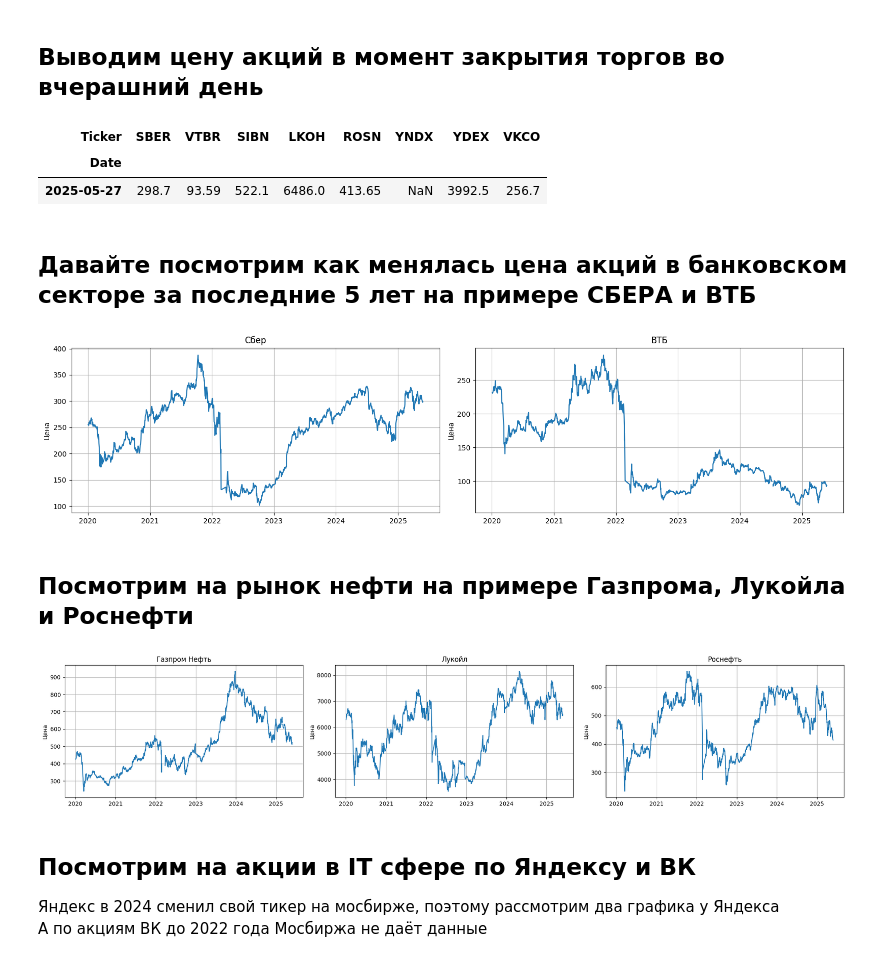
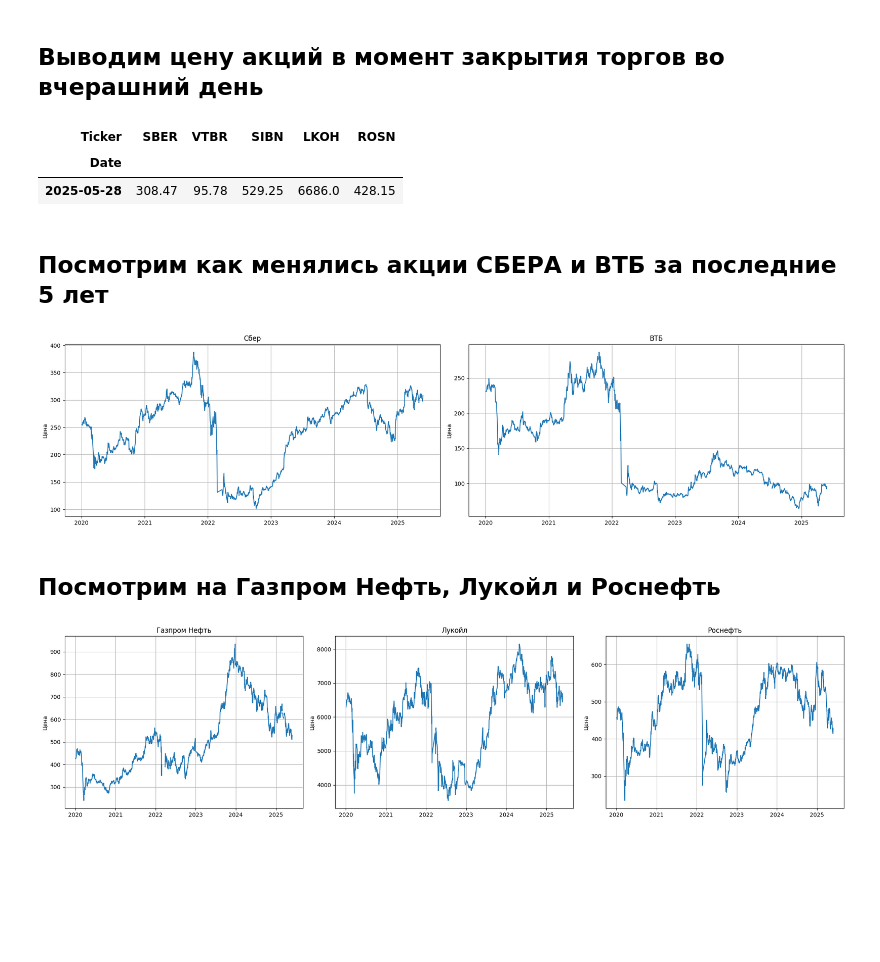
Before and after one commit to Lepiev/finance, a Jupyter notebook: analysis.ipynb, the cells around one changed output. Drawn from its saved outputs; the diff is of its cells as text; code cells hidden in the pictures; blank space fills up the shorter version.

```diff
--- a/analysis.ipynb
+++ b/analysis.ipynb
@@ -1,12 +1,13 @@
 # %%
 
 import pandas as pd
-from data_fetch import api_request
+from data_fetch import *
 from datetime import date, timedelta
+import numpy as np
 
 
-TICKERS = ["SBER", "VTBR",   "SIBN",        "LKOH",    "ROSN",    "YNDX",    "YDEX", "VKCO"]
-NAME    = ["Сбер", "ВТБ", "Газпром Нефть", "Лукойл", "Роснефть", "Яндекс", "Яндекс 2", "ВК"]
+TICKERS = ["SBER", "VTBR",  "SIBN",        "LKOH",    "ROSN"]
+NAME    = ["Сбер", "ВТБ","Газпром Нефть", "Лукойл", "Роснефть"]
 
 #Вычисляем вчерашнюю дату
 yesterday = date.today() - timedelta(days=1)
@@ -26,11 +27,11 @@ prices.index.name   = "Date"
 
 display(prices.loc[[YEST]])
 # %% [output]
-| Ticker | SBER | VTBR | SIBN | LKOH | ROSN | YNDX | YDEX | VKCO |
-| Date |  |  |  |  |  |  |  |  |
-| 2025-05-27 | 298.7 | 93.59 | 522.1 | 6486.0 | 413.65 | NaN | 3992.5 | 256.7 |
+| Ticker | SBER | VTBR | SIBN | LKOH | ROSN |
+| Date |  |  |  |  |  |
+| 2025-05-28 | 308.47 | 95.78 | 529.25 | 6686.0 | 428.15 |
 # %% [markdown]
-## Давайте посмотрим как менялась цена акций в  банковском секторе за последние 5 лет на примере СБЕРА и ВТБ
+## Посмотрим как менялись акции СБЕРА и ВТБ  за последние 5 лет
 # %%
 import math
 import matplotlib.pyplot as plt
@@ -40,7 +41,7 @@ n = len(TICKERS[:2])
 cols = 2
 rows = math.ceil(n / cols)
 
-fig, axes = plt.subplots(rows, cols, figsize=(16, 4 * rows), sharex=True)
+fig, axes = plt.subplots(rows, cols, figsize=(20, 5 * rows), sharex=True)
 axes = axes.flatten()
 
 for ax, ticker, name in zip(axes, TICKERS[:2], NAME[:2]):
@@ -53,29 +54,25 @@ for ax, ticker, name in zip(axes, TICKERS[:2], NAME[:2]):
 plt.tight_layout()
 plt.show()
 # %% [output]
-[figure, old version]
+[figure, new version]
 # %% [markdown]
-## Посмотрим на рынок нефти на примере Газпрома, Лукойла и Роснефти
+## Посмотрим на Газпром Нефть, Лукойл и Роснефть
 # %%
-n = len(TICKERS[2:5])
+n = len(TICKERS[2:])
 cols = 3
 rows = math.ceil(n / cols)
 
-fig, axes = plt.subplots(rows, cols, figsize=(20, 4 * rows), sharex=True)
+fig, axes = plt.subplots(rows, cols, figsize=(20, 5 * rows), sharex=True)
 axes = axes.flatten()
 
-for ax, ticker, name in zip(axes, TICKERS[2:5], NAME[2:5]):
+for ax, ticker, name in zip(axes, TICKERS[2:], NAME[2:]):
     ax.plot(prices.index, prices[ticker])
     ax.set_title(name)
     ax.set_ylabel("Цена")
     ax.grid(True)
 
 
 plt.tight_layout()
 plt.show()
 # %% [output]
-[figure, old version]
+[figure, new version]
-# %% [markdown]
-## Посмотрим на акции в IT сфере по Яндексу и ВК
-Яндекс в 2024 сменил свой тикер на мосбирже, поэтому рассмотрим два графика у Яндекса
-А по акциям ВК до 2022 года Мосбиржа не даёт данные
```
Also changed, not shown: parts of 3 cells of this notebook.
